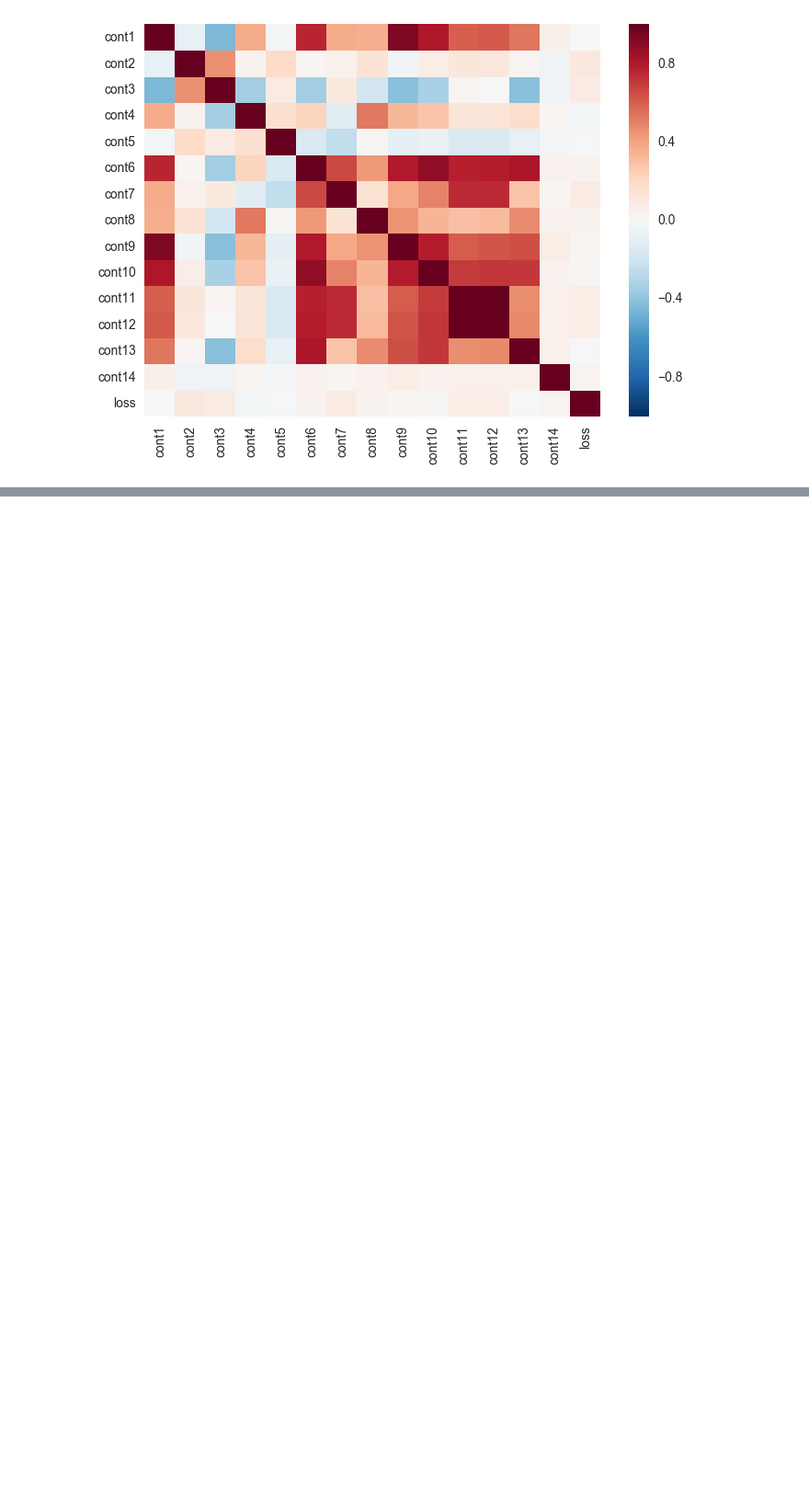
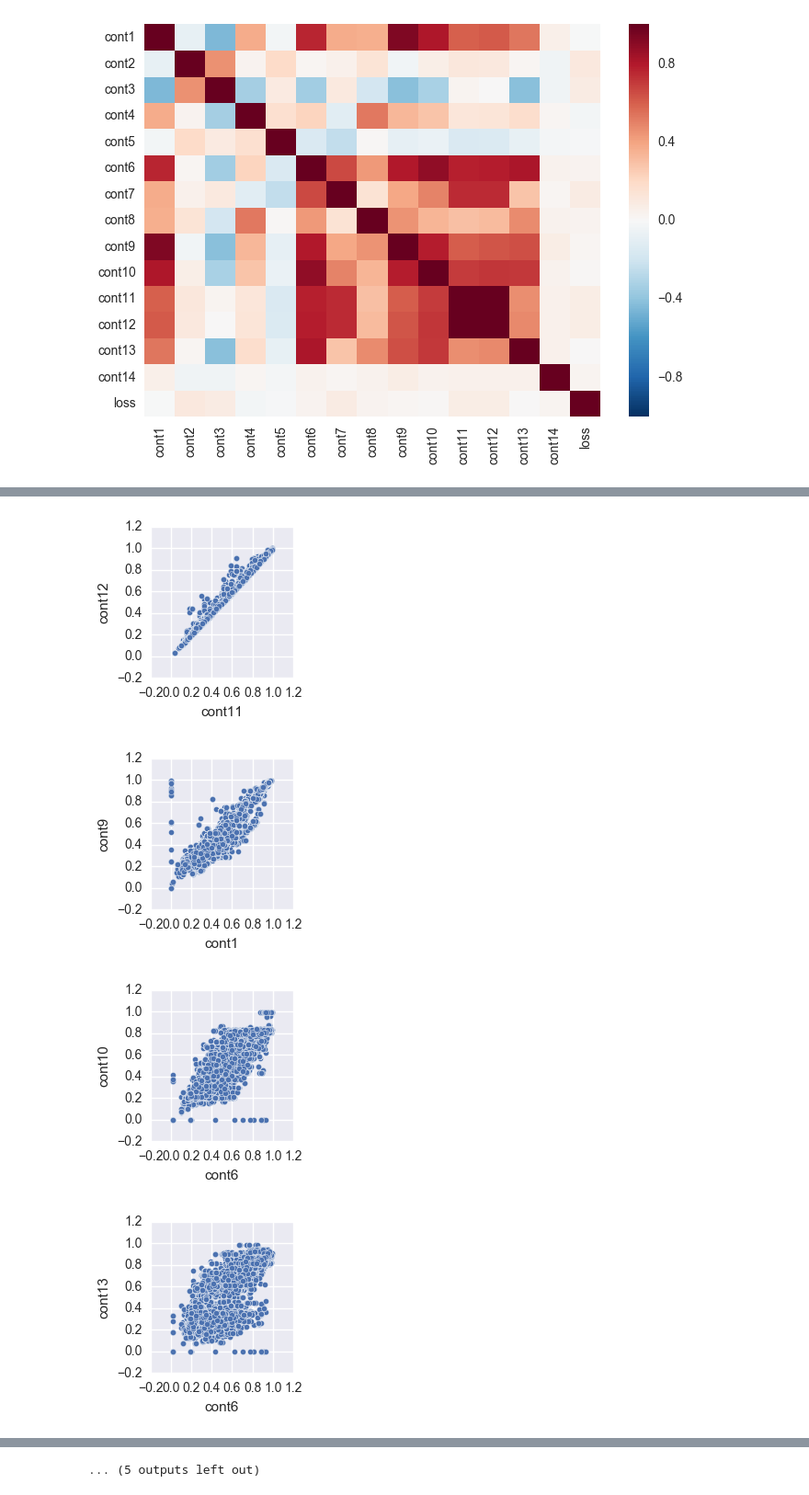
Before and after one commit to margaretpearce/allstate_kaggle, a Jupyter notebook: kernel.ipynb, the cells around one changed output, grey strips where cells are left out. Shown at 92% size. Cells and saved outputs as stored; diff of their text form; code cells hidden in the pictures; blank space fills up the shorter version.

Commit message:
scatterplots

```diff
--- a/kernel.ipynb
+++ b/kernel.ipynb
@@ -133,3 +133,24 @@ ax = sns.heatmap(correlations)
 plt.show()
 # %% [output]
 [figure]
+# %%
+# Print the top correlations
+
+top_correlations = []
+
+for i in range(0, correlations.shape[0]):
+    for j in range(i+1, correlations.shape[1]):
+        if (correlations.iloc[i,j] >= 0.6 and correlations.iloc[i,j] > 0) or (correlations.iloc[i,j] <= -0.6 and correlations.iloc[i,j] < 0):
+            top_correlations.append([i,j,correlations.iloc[i,j]])
+
+# Sort the list
+sorted_top_correlations = sorted(top_correlations, key=lambda x: -abs(x[2]))
+
+# Print the list
+for i,j,c in sorted_top_correlations:
+    print("%s and %s: %.4f" % (continuous_cols[i], continuous_cols[j], c))
+
+# Top correlations are:
+# 11 and 12
+# 1 and 9
+# 6 and 10
@@ -135,0 +178,13 @@ plt.show()
+# %%
+# Plot scatterplots for the top correlated features
+
+for i,j,c in sorted_top_correlations:
+    x_var = continuous_cols[i]
+    y_var = continuous_cols[j]
+    sns.pairplot(continuous_data, x_vars=x_var, y_vars=y_var)
+    plt.show()
+# %% [output]
+[figure, added]
+[figure, added]
+[figure, added]
+[figure, added]
@@ -135,0 +199 @@ plt.show()
+... (5 outputs left out)
```
Also changed, not shown: parts of 2 cells of this notebook.
